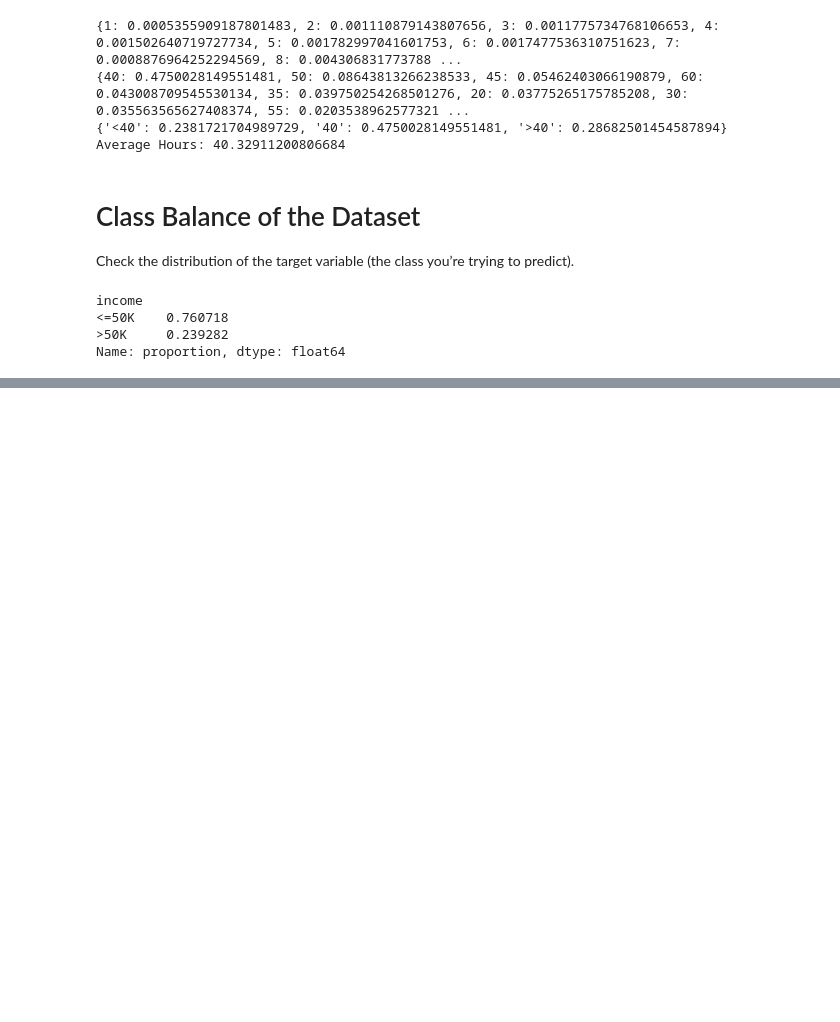
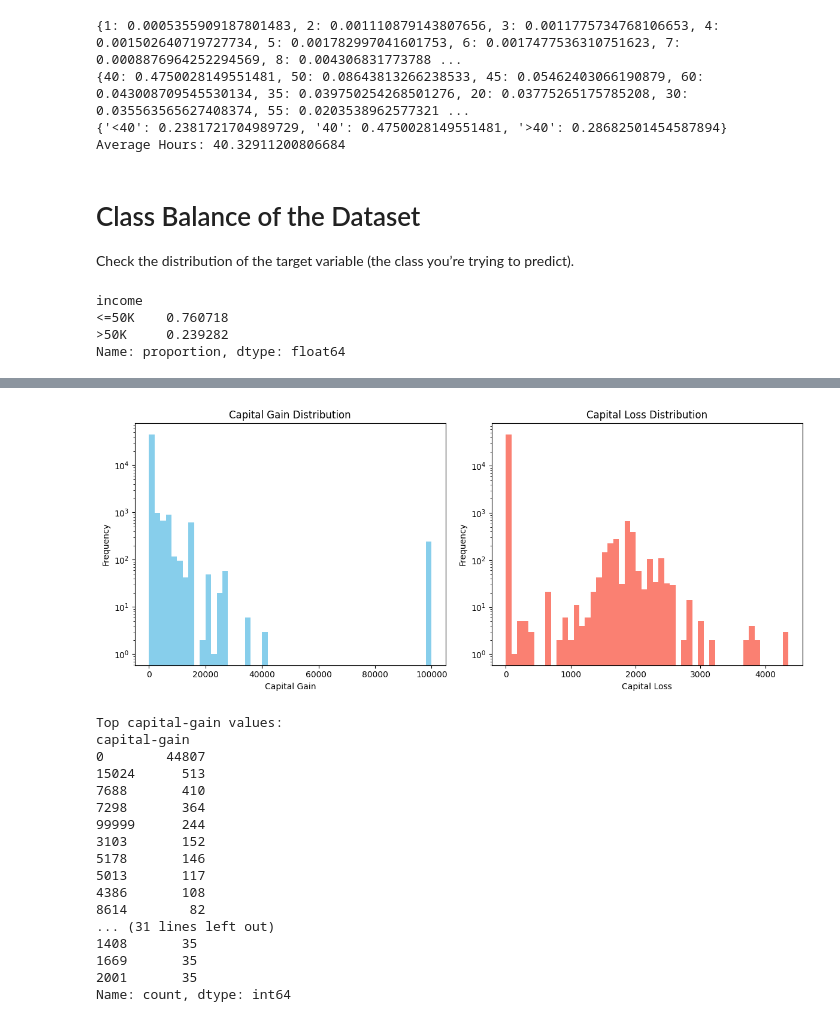
Before and after one commit to xHuGODx/TAA-Project, a Jupyter notebook: adult_dataset.ipynb, the cells around one changed output, grey strips where cells are left out. Drawn from its saved outputs; the diff is of its cells as text; code cells hidden in the pictures; blank space fills up the shorter version.

```diff
--- a/adult_dataset.ipynb
+++ b/adult_dataset.ipynb
@@ -106,10 +107,10 @@ import seaborn as sns
 # %% [markdown]
 # Missing Values
 # %%
-data = pd.read_csv('base_data/adultdataset.csv', na_values='NaN', skipinitialspace=True)
+df = pd.read_csv('base_data/adultdataset.csv', na_values='NaN', skipinitialspace=True)
 
 #Identify and count the number of missing values in each column, the missing values are repesented by "NaN"
-missing_values = data.isna().sum()
+missing_values = df.isna().sum()
 print(missing_values)
 # %% [output]
 age                  0
@@ -287,0 +316,10 @@ If we find that the dataset is imbalanced (e.g., far more samples with income
+# %%
+columns_to_impute = ['workclass', 'occupation', 'native-country']
+for col in columns_to_impute:
+    mode_val = df[col].mode()[0]
+    df[col] = df[col].fillna(mode_val)
+
+# Check if there are any missing values left
+missing_values_after = df.isna().sum()
+print("Missing values after imputation:")
+print(missing_values_after)
@@ -287,0 +406,48 @@ If we find that the dataset is imbalanced (e.g., far more samples with income
+# %%
+import matplotlib.pyplot as plt
+
+# Plot capital-gain distribution (log scale to handle skewness)
+plt.figure(figsize=(12,5))
+
+plt.subplot(1, 2, 1)
+plt.hist(df['capital-gain'], bins=50, color='skyblue')
+plt.title('Capital Gain Distribution')
+plt.xlabel('Capital Gain')
+plt.ylabel('Frequency')
+plt.yscale('log')  # Log scale for better visibility of rare high values
+
+plt.subplot(1, 2, 2)
+plt.hist(df['capital-loss'], bins=50, color='salmon')
+plt.title('Capital Loss Distribution')
+plt.xlabel('Capital Loss')
+plt.ylabel('Frequency')
+plt.yscale('log')
+
+plt.tight_layout()
+plt.show()
+
+# Also, print value counts for the top values to see where to place threshold
+print("Top capital-gain values:")
+print(df['capital-gain'].value_counts().head(20))
+
+print("\nTop capital-loss values:")
+print(df['capital-loss'].value_counts().head(20))
+# %% [output]
+[figure, added]
+Top capital-gain values:
+capital-gain
+0        44807
+15024      513
+7688       410
+7298       364
+99999      244
+3103       152
+5178       146
+5013       117
+4386       108
+8614        82
+... (31 lines left out)
+1408       35
+1669       35
+2001       35
+Name: count, dtype: int64
```
Also changed, not shown: parts of 35 cells of this notebook.
